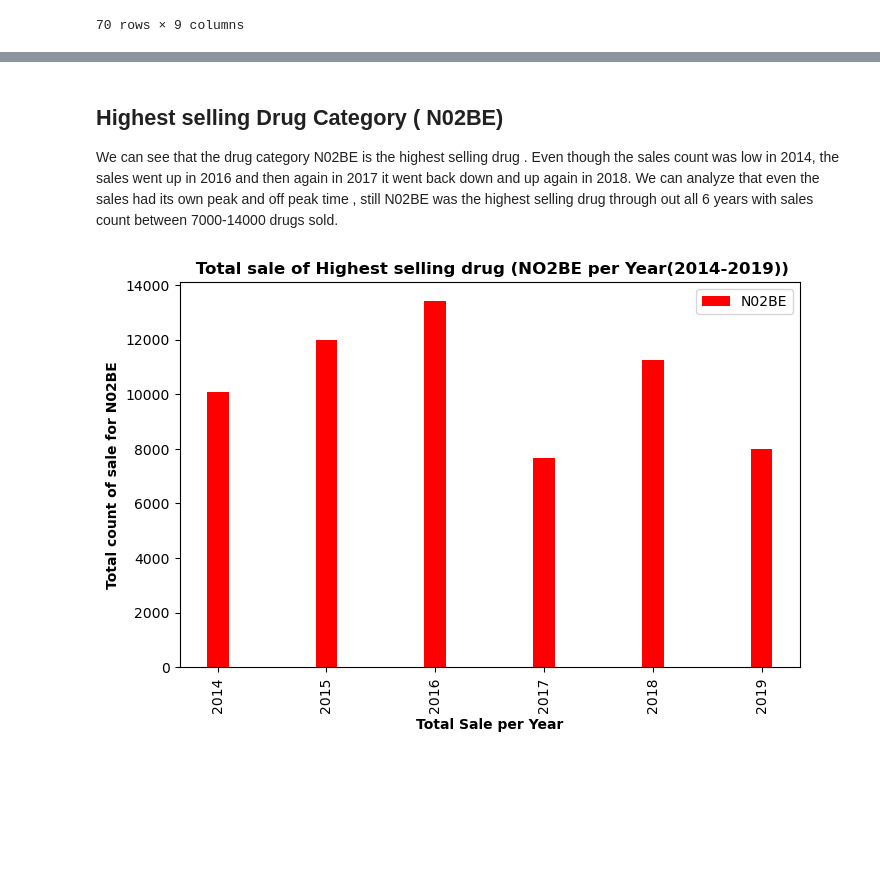
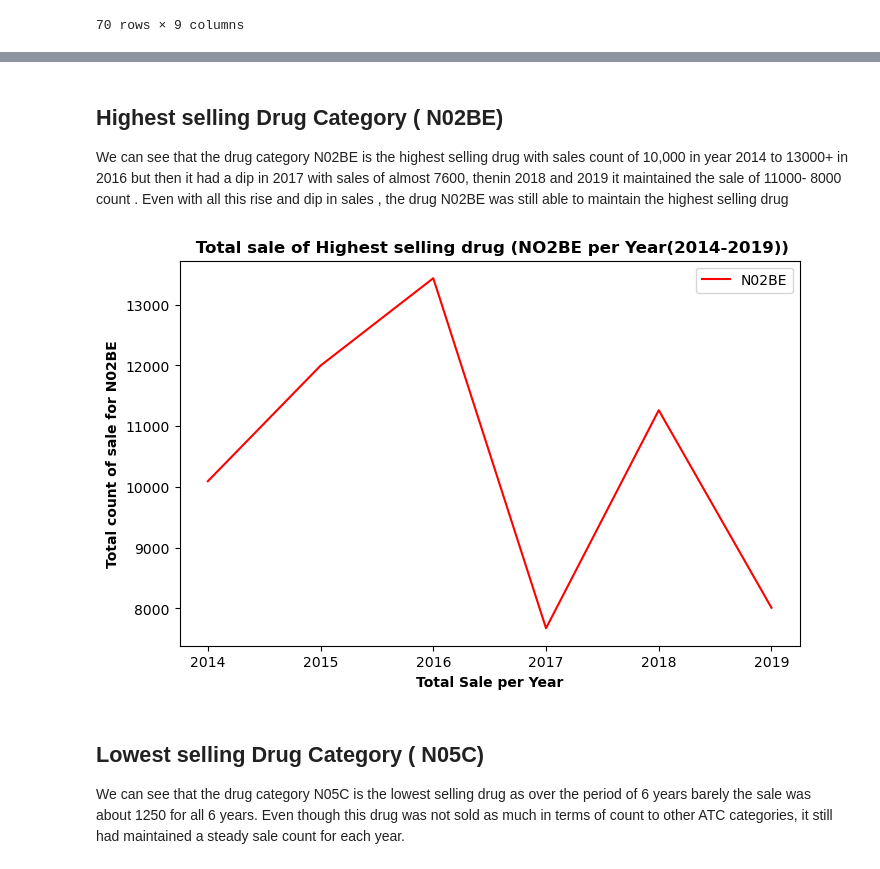
Before and after one commit to jsafadi0/project1, a Jupyter notebook: project1/Pharma_salesPy.ipynb, the cells around one changed output, grey strips where cells are left out. Cells and saved outputs as stored; diff of their text form; code cells hidden in the pictures; blank space fills up the shorter version.

```diff
--- a/project1/Pharma_salesPy.ipynb
+++ b/project1/Pharma_salesPy.ipynb
@@ -102,36 +127,42 @@ plt.close()
 # %% [markdown]
 ## Highest selling Drug Category ( N02BE)
- We can see that the drug category N02BE is the highest selling drug . Even though the sales count was low in 2014, the sales went up in 2016 and then again in 2017 it went back down and up again in 2018. We can analyze that even the sales had its own peak and off peak time , still N02BE was the highest selling drug through out all 6 years with sales count between 7000-14000 drugs sold.
+
+We can see that the drug category N02BE is the highest selling drug with sales count of 10,000  in year 2014 to 13000+ in 2016 but then it had a dip in 2017 with sales of almost 7600, thenin 2018 and 2019 it maintained the sale of 11000- 8000 count . Even with all this rise and dip in sales , the drug N02BE was still able to maintain the highest selling drug
 # %%
 # Get the name of the highest selling drug
 # which we will use to then plot that drug by year
 # to find its performance
 
 # Highest selling drug key
 highest_selling_drug = sorted_total_df.keys()[0]
 sorted_total_df = total_df.sort_values((0), ascending=False)
 
 list_of_cols = [highest_selling_drug, 'Year']
 hsd_df = pharma_monthly_df.filter(list_of_cols)
 hsd_plot_df = hsd_df.groupby("Year").sum(0)
 hsd_plot_df
 
 
 
 x_axis =hsd_plot_df
 y_axis = [highest_selling_drug, 'Year']
-hsd_plot_df = hsd_plot_df.plot(kind='bar',color= "Red",figsize=(8,5),width=0.2)
+hsd_plot_df = hsd_plot_df.plot(color= "Red",figsize=(8,5))
 
 hsd_plot_df.set_title(label=' Total sale of Highest selling drug (NO2BE per Year(2014-2019))', fontweight = 'bold')
 hsd_plot_df.set_xlabel('Total Sale per Year', fontweight = 'bold')
 hsd_plot_df.set_ylabel('Total count of sale for N02BE', fontweight = 'bold')
 
 
 
 plt.show()
 plt.close()
 # %% [output]
-[figure, old version]
+[figure, new version]
+# %% [markdown]
+## Lowest selling Drug Category ( N05C)
+
+We can see that the drug category N05C is the lowest selling drug  as over the period of 6 years barely the sale was about 1250 for all 6 years.
+Even though this drug was not sold as much in terms of count to other ATC categories, it still had maintained a steady sale count for each year.
 # %%
 # plt.matshow(pharma_monthly_df.corr())
 # plt.show()
```
Also changed, not shown: parts of 11 cells of this notebook, 8 other files.
